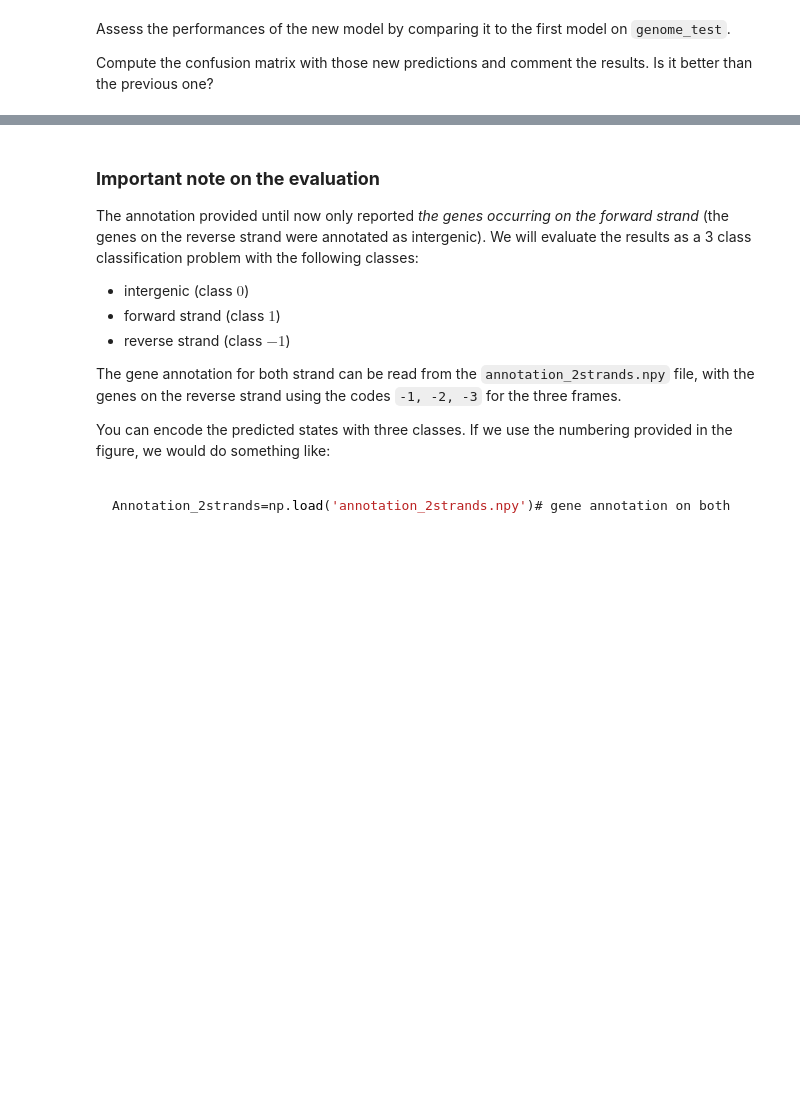
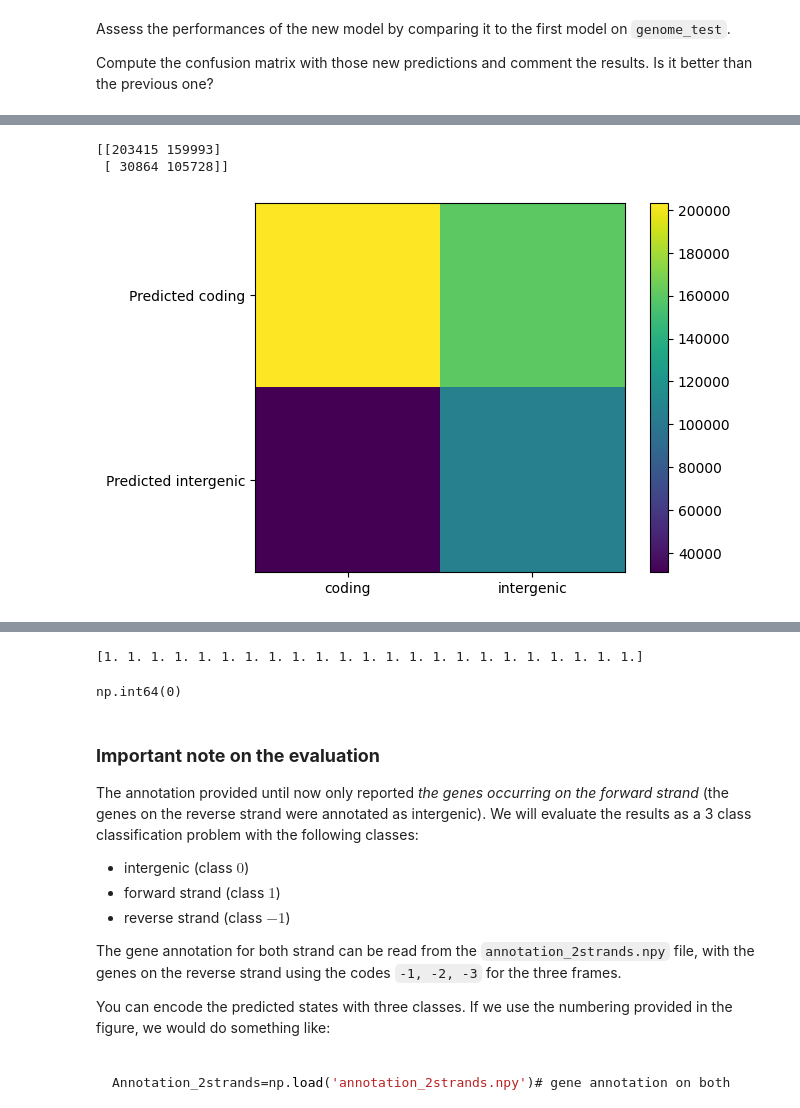
Before and after one commit to Jynns/AppliedPML_GroupA, a Jupyter notebook: assignement-geneprediction/HMM_Gene_prediction.ipynb, the cells around one changed output, grey strips where cells are left out. Saved outputs shown, nothing was run; the diff lists cells and outputs as text; code cells hidden in the pictures; blank space fills up the shorter version.

```diff
--- a/assignement-geneprediction/HMM_Gene_prediction.ipynb
+++ b/assignement-geneprediction/HMM_Gene_prediction.ipynb
@@ -507,3 +550,23 @@ plt.show()
+# %%
+mat_conf=create_confusion_matrix(annotation_test, predicted_states2)
+plt.imshow(mat_conf)
+plt.colorbar()
+ax = plt.gca()
+
+# Major ticks
+ax.set_xticks(np.arange(0, 2, 1))
+ax.set_yticks(np.arange(0, 2, 1))
+
+# Labels for major ticks
+ax.set_xticklabels(['coding','intergenic'])
+ax.set_yticklabels(['Predicted coding','Predicted intergenic'])
+
+print(mat_conf)
+plt.show()
+# %% [output]
+[[203415 159993]
+ [ 30864 105728]]
+[figure, added]
 # %% [markdown]
 ## Question 7: Integrating reverse strand
 
@@ -555,3 +618,30 @@ To implement such a model, you will have to
 2. Build a classifier upon this model that classifies the sequence into one of three classes:
 
 `[intergenic / non-coding, coding (forward strand), coding (reverse strand) ]`
+# %%
+A3 = A2.copy()
+A3 = np.concatenate((np.concatenate((A3,np.zeros((11,12))), axis=0),np.zeros((23,11))), axis=1)
+A3[0,0]  = 1-2*a
+A3[0,1]  = a
+A3[0,12] = a*0.5
+A3[0,14] = a*0.5
+A3[12,13]= 0.5
+A3[12,15]= 0.5
+A3[13,16]= 1
+A3[14,15]= 1
+A3[15,16]= 1
+A3[16,17]= 1
+A3[17,18]= 1
+A3[18,19]= 1
+A3[19,17]= 1-b
+A3[19,20]= b
+A3[20,21]= 1
+A3[21,22]= 1
+A3[22,0] = 1
+
+print(np.sum(A3, axis=1))
+A3
+np.argmin(np.sum(A3, axis=1))
+# %% [output]
+[1. 1. 1. 1. 1. 1. 1. 1. 1. 1. 1. 1. 1. 1. 1. 1. 1. 1. 1. 1. 1. 1. 1.]
+np.int64(0)
```
Also changed, not shown: parts of 11 cells of this notebook, 1 other file.
